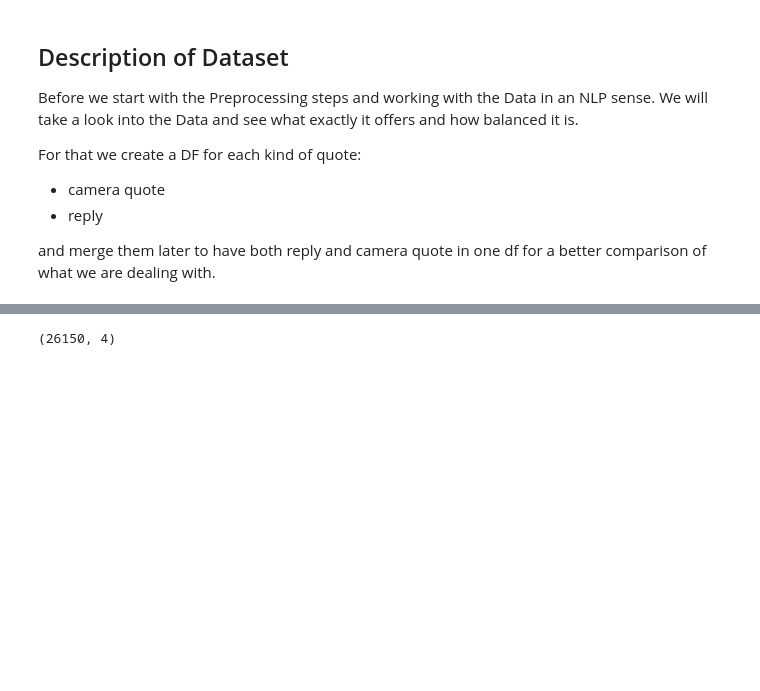
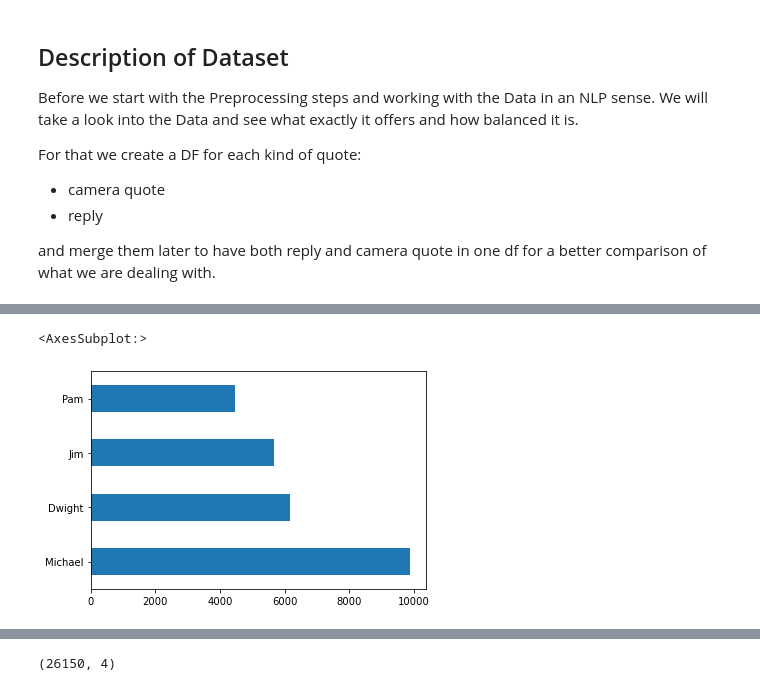
Before and after one commit to kiubb02/NLP_TheOffice_Project, a Jupyter notebook: main.ipynb, the cells around one changed output, grey strips where cells are left out. Drawn from its saved outputs; the diff is of its cells as text; code cells hidden in the pictures; blank space fills up the shorter version.

```diff
--- a/main.ipynb
+++ b/main.ipynb
@@ -36,0 +41,3 @@ import re
+# %%
+df_reply = pd.read_csv('quotes/parent_reply.csv')
+df_monologue = pd.read_csv('quotes/talking_head.csv')
@@ -36,0 +71,8 @@ import re
+# %%
+# now lets get the counts of the characters appearances in here
+char_count = df_reply['character'].value_counts()
+# next we want t0 visualize that in a barchart to get an overview of representation and balance
+char_count.plot(kind="barh")
+# %% [output]
+<AxesSubplot:>
+[figure, added]
```
Also changed, not shown: parts of 82 cells of this notebook.
